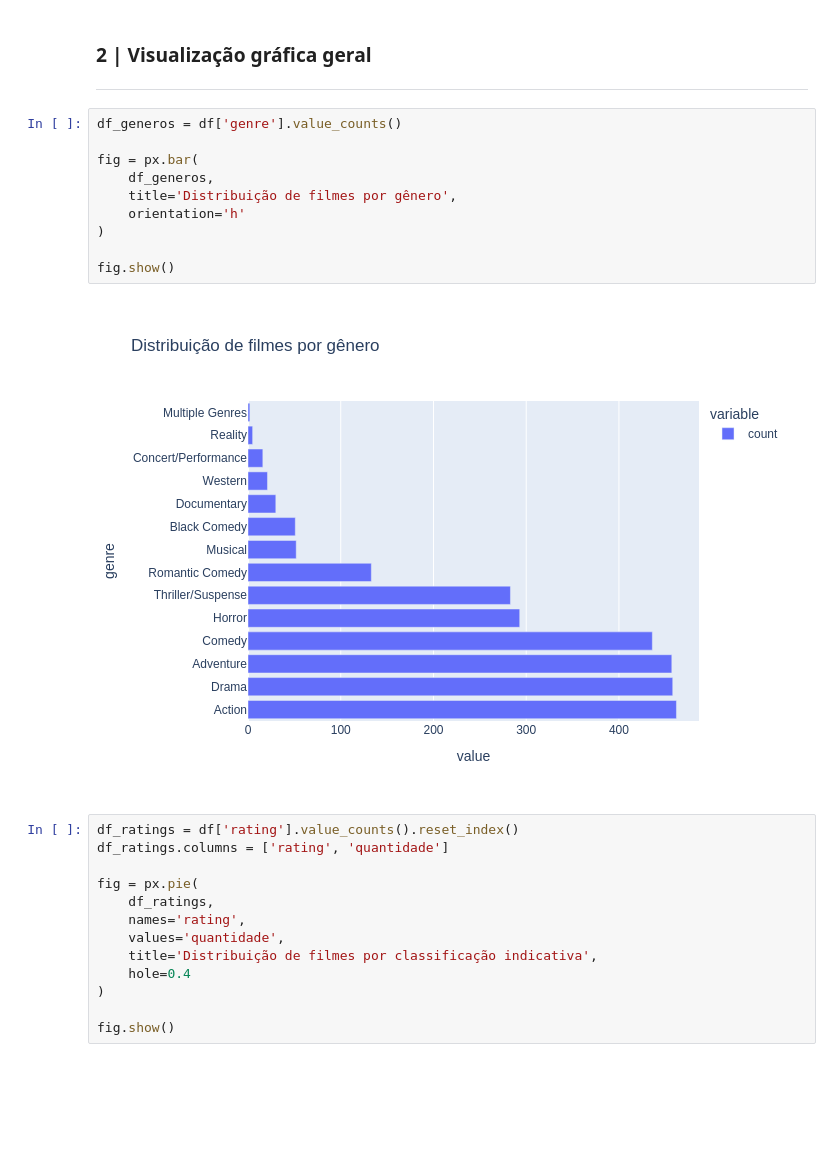
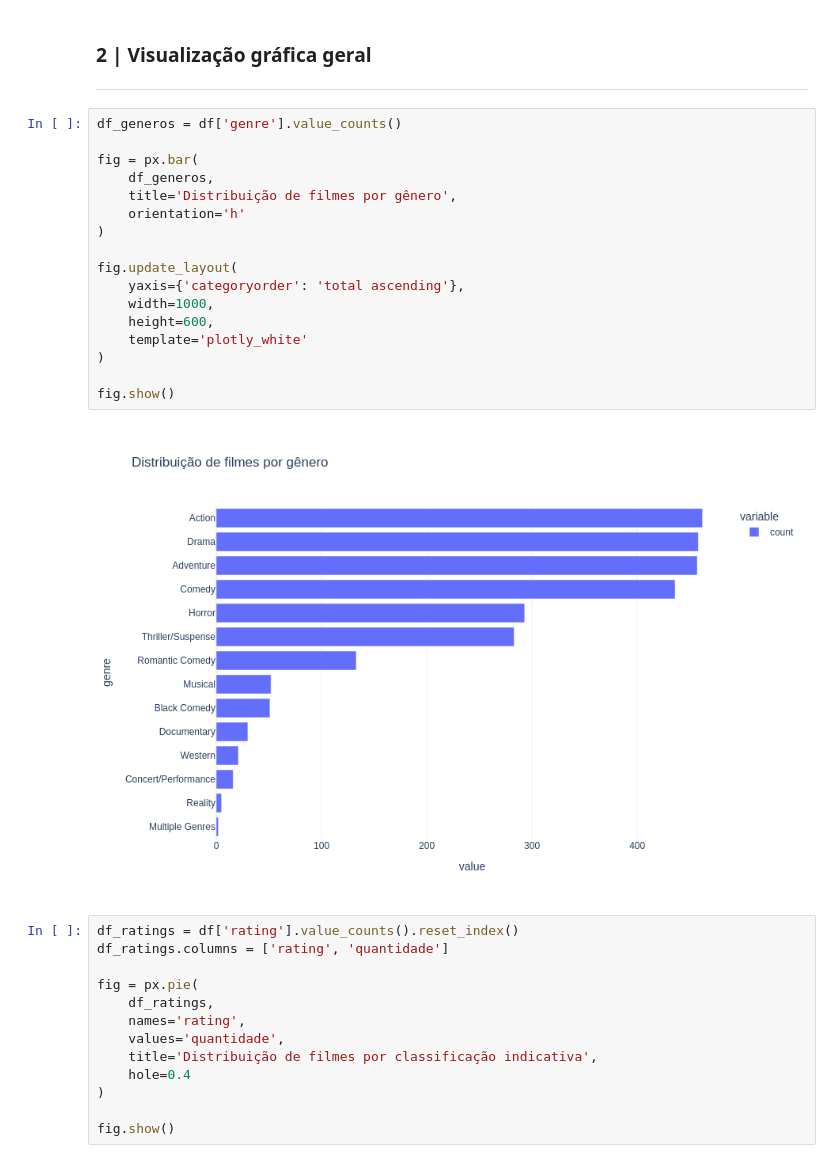
Before and after one commit to samuelsilvg/CD-boxOfficeAnalysis, a Jupyter notebook: notebooks/analise_dataset.ipynb, the cells around one changed output. Saved outputs shown, nothing was run; the diff lists cells and outputs as text; blank space fills up the shorter version.

```diff
--- a/notebooks/analise_dataset.ipynb
+++ b/notebooks/analise_dataset.ipynb
@@ -81,15 +80,22 @@ ___
 # %%
 df_generos = df['genre'].value_counts()
 
 fig = px.bar(
     df_generos,
     title='Distribuição de filmes por gênero',
     orientation='h'
 )
 
+fig.update_layout(
+    yaxis={'categoryorder': 'total ascending'},
+    width=1000,
+    height=600,
+    template='plotly_white'
+)
+
 fig.show()
 # %% [output]
-[figure, old version]
+[figure, new version]
 # %%
 df_ratings = df['rating'].value_counts().reset_index()
 df_ratings.columns = ['rating', 'quantidade']
```
Also changed, not shown: parts of 1 cell of this notebook, 6 other files.
